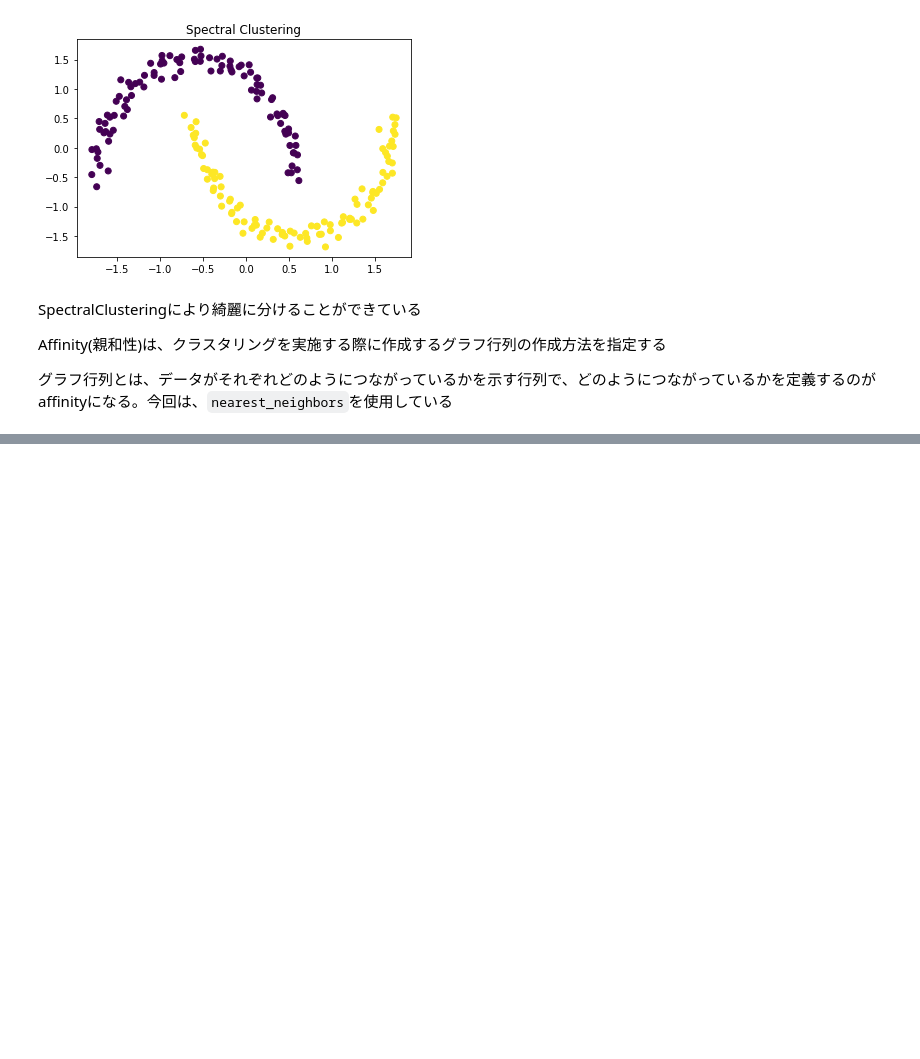
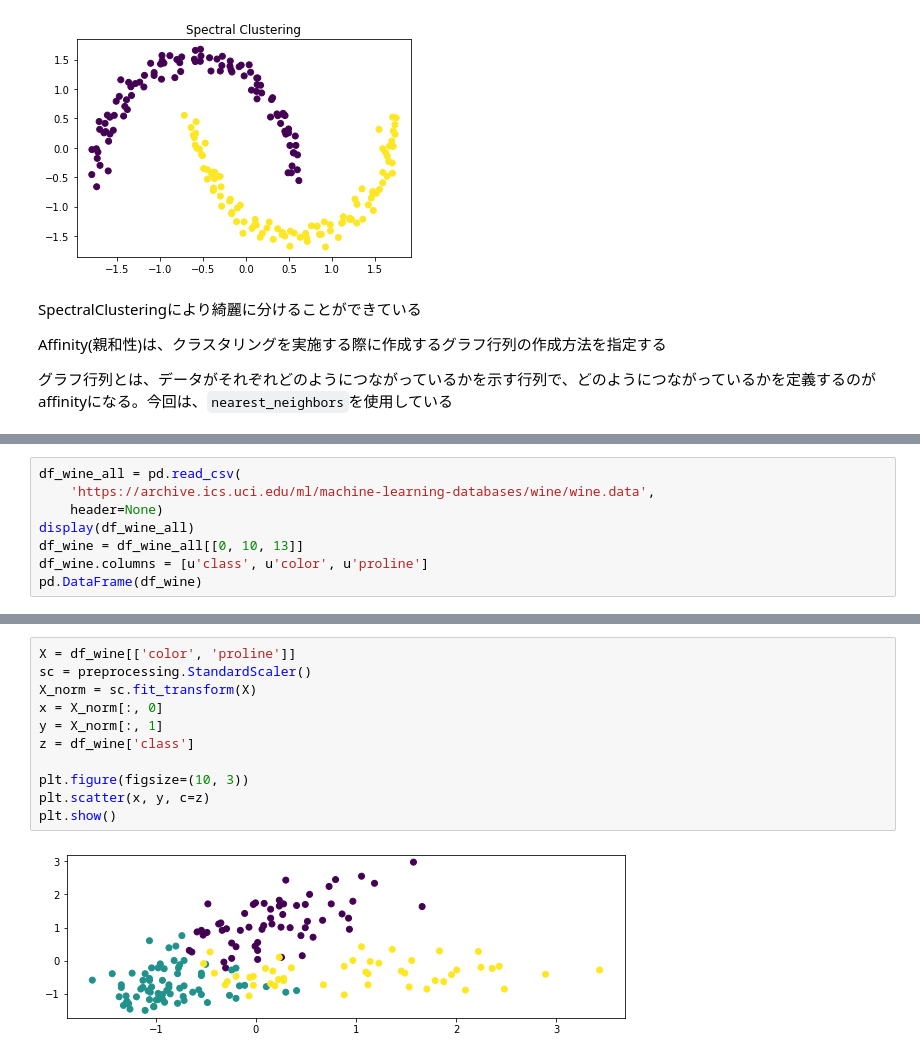
Before and after one commit to kackey0-1/ml_handson, a Jupyter notebook: ai_model_build_100/2_multiple_clusterings.ipynb, the cells around one changed output, grey strips where cells are left out. Drawn from its saved outputs; the diff is of its cells as text; blank space fills up the shorter version.

```diff
--- a/ai_model_build_100/2_multiple_clusterings.ipynb
+++ b/ai_model_build_100/2_multiple_clusterings.ipynb
@@ -67,0 +76,8 @@ Affinity(親和性)は、クラスタリングを実施する際に作成する
+# %%
+df_wine_all = pd.read_csv(
+    'https://archive.ics.uci.edu/ml/machine-learning-databases/wine/wine.data',
+    header=None)
+display(df_wine_all)
+df_wine = df_wine_all[[0, 10, 13]]
+df_wine.columns = [u'class', u'color', u'proline']
+pd.DataFrame(df_wine)
@@ -67,0 +111,13 @@ Affinity(親和性)は、クラスタリングを実施する際に作成する
+# %%
+X = df_wine[['color', 'proline']]
+sc = preprocessing.StandardScaler()
+X_norm = sc.fit_transform(X)
+x = X_norm[:, 0]
+y = X_norm[:, 1]
+z = df_wine['class']
+
+plt.figure(figsize=(10, 3))
+plt.scatter(x, y, c=z)
+plt.show()
+# %% [output]
+[figure, added]
```
Also changed, not shown: parts of 2 cells of this notebook.
